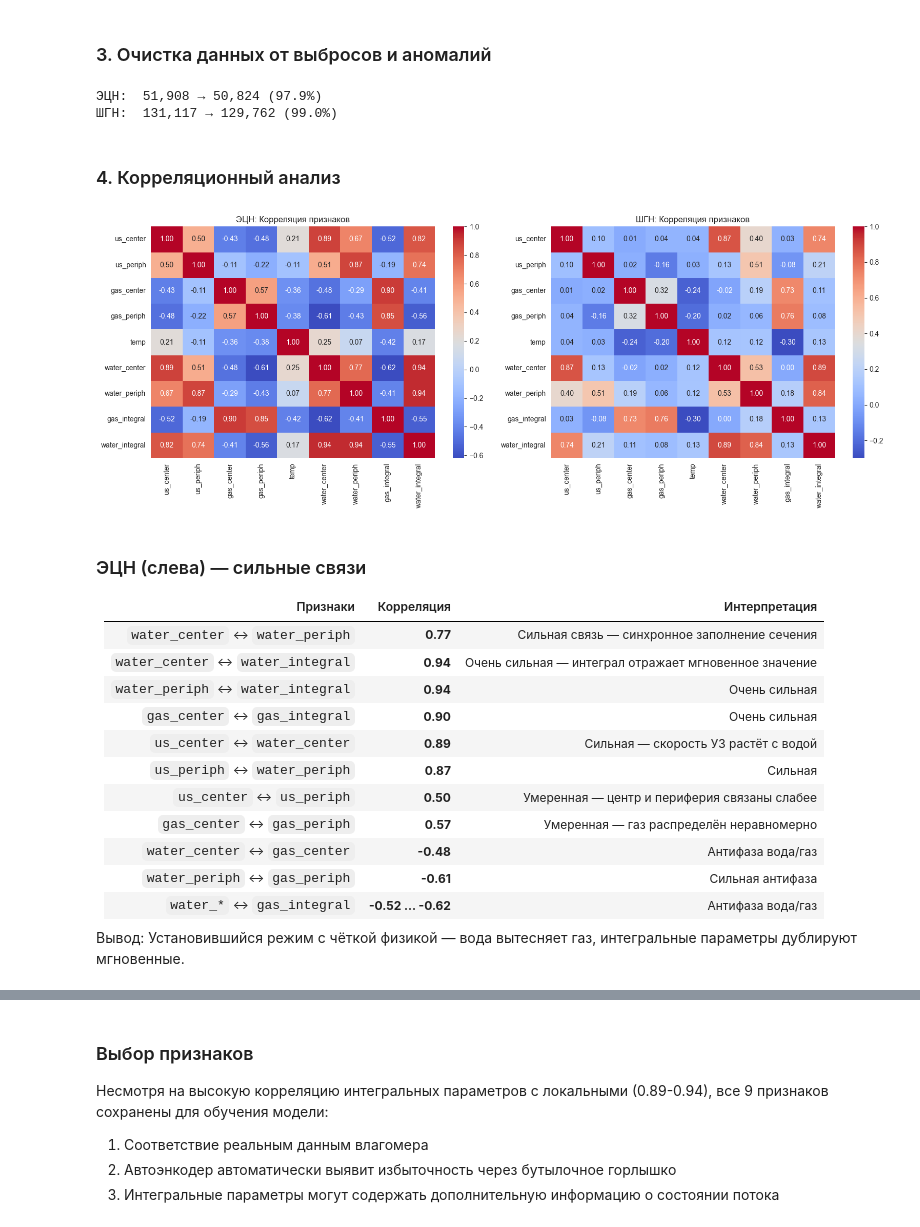
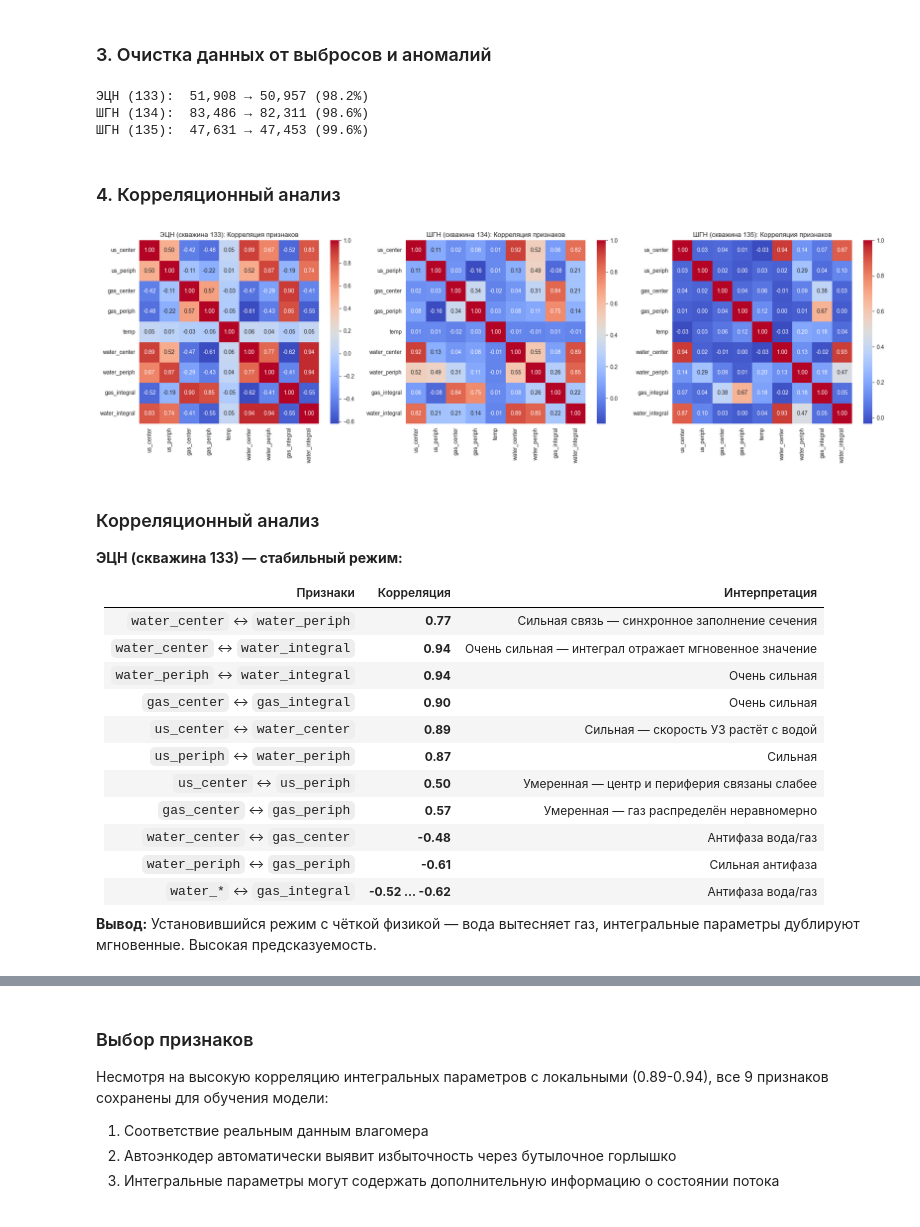
Before and after one commit to AlibekovAA/well_typification_latent, a Jupyter notebook: training/eda.ipynb, the cells around one changed output, grey strips where cells are left out. Saved outputs shown, nothing was run; the diff lists cells and outputs as text; code cells hidden in the pictures.

```diff
--- a/training/eda.ipynb
+++ b/training/eda.ipynb
@@ -117,6 +105,8 @@ def load_category(wells_dict, category, date_filter=None):
 # %%
-df_ecn = load_category(WELLS, "ecn")
+df_ecn = load_well_data(DATA_ROOT / "скважина 133 ЭЦН")
 # %% [output]
 Найдено 16 файлов в скважина 133 ЭЦН
   Загружено 51,908 записей
   Период: 2021-11-01 08:59:50 - 2021-12-01 07:54:30
+# %%
+df_shgn_134 = load_well_data(DATA_ROOT / "скважина 134 ШГН", date_filter="2021-01-01")
@@ -123,3 +118,3 @@ df_ecn = load_category(WELLS, "ecn")
 # %%
-df_shgn = load_category(WELLS, "shgn", date_filter="2021-01-01")
+df_shgn_135 = load_well_data(DATA_ROOT / "скважина 135 ШГН")
 # %% [output]
@@ -357,39 +375,45 @@ for col in ["water_center", "gas_center", "us_center"]:
 # %% [markdown]
 ### 3. Очистка данных от выбросов и аномалий
 # %%
-df_ecn_clean = df_ecn[
-    (df_ecn["us_center"] > 0) & (df_ecn["us_periph"] > 0) & (df_ecn["temp"] > -50) & (df_ecn["gas_periph"] <= 20)
-].reset_index(drop=True)
+df_ecn_clean = df_ecn[(df_ecn["us_center"] > 0) & (df_ecn["us_periph"] > 0)].reset_index(drop=True)
 
-df_shgn_clean = df_shgn[
-    (df_shgn["us_center"] > 0)
-    & (df_shgn["us_periph"] < 2000)
-    & (df_shgn["gas_center"] <= 60)
-    & (df_shgn["gas_periph"] <= 50)
-].reset_index(drop=True)
+df_shgn_134_clean = df_shgn_134[df_shgn_134["us_center"] > 0].reset_index(drop=True)
 
-print(f"ЭЦН:  {len(df_ecn):,} → {len(df_ecn_clean):,} ({len(df_ecn_clean) / len(df_ecn) * 100:.1f}%)")
-print(f"ШГН:  {len(df_shgn):,} → {len(df_shgn_clean):,} ({len(df_shgn_clean) / len(df_shgn) * 100:.1f}%)")
+df_shgn_135_clean = df_shgn_135[df_shgn_135["us_center"] > 0].reset_index(drop=True)
+
+print(f"ЭЦН (133):  {len(df_ecn):,} → {len(df_ecn_clean):,} ({len(df_ecn_clean) / len(df_ecn) * 100:.1f}%)")
+print(
+    f"ШГН (134):  {len(df_shgn_134):,} → {len(df_shgn_134_clean):,} ({len(df_shgn_134_clean) / len(df_shgn_134) * 100:.1f}%)"
+)
+print(
+    f"ШГН (135):  {len(df_shgn_135):,} → {len(df_shgn_135_clean):,} ({len(df_shgn_135_clean) / len(df_shgn_135) * 100:.1f}%)"
+)
 # %% [output]
-ЭЦН:  51,908 → 50,824 (97.9%)
-ШГН:  131,117 → 129,762 (99.0%)
+ЭЦН (133):  51,908 → 50,957 (98.2%)
+ШГН (134):  83,486 → 82,311 (98.6%)
+ШГН (135):  47,631 → 47,453 (99.6%)
 # %% [markdown]
 ### 4. Корреляционный анализ
 # %%
-fig, axes = plt.subplots(1, 2, figsize=(16, 6))
+fig, axes = plt.subplots(1, 3, figsize=(20, 6))
 
 sns.heatmap(df_ecn_clean[FEATURE_COLUMNS].corr(), annot=True, fmt=".2f", cmap="coolwarm", ax=axes[0])
-axes[0].set_title("ЭЦН: Корреляция признаков")
+axes[0].set_title("ЭЦН (скважина 133): Корреляция признаков")
 
-sns.heatmap(df_shgn_clean[FEATURE_COLUMNS].corr(), annot=True, fmt=".2f", cmap="coolwarm", ax=axes[1])
-axes[1].set_title("ШГН: Корреляция признаков")
+sns.heatmap(df_shgn_134_clean[FEATURE_COLUMNS].corr(), annot=True, fmt=".2f", cmap="coolwarm", ax=axes[1])
+axes[1].set_title("ШГН (скважина 134): Корреляция признаков")
+
+sns.heatmap(df_shgn_135_clean[FEATURE_COLUMNS].corr(), annot=True, fmt=".2f", cmap="coolwarm", ax=axes[2])
+axes[2].set_title("ШГН (скважина 135): Корреляция признаков")
 
 plt.tight_layout()
 plt.show()
 # %% [output]
-[figure, old version]
+[figure, new version]
 # %% [markdown]
-### ЭЦН (слева) — сильные связи
+### Корреляционный анализ
+
+**ЭЦН (скважина 133) — стабильный режим:**
 
 | Признаки                          | Корреляция        | Интерпретация                                         |
 | --------------------------------- | ----------------- | ----------------------------------------------------- |
@@ -405,6 +429,5 @@ plt.show()
 | `water_periph` ↔ `gas_periph`     | **-0.61**         | Сильная антифаза                                      |
 | `water_*` ↔ `gas_integral`        | **-0.52 … -0.62** | Антифаза вода/газ                                     |
 
-
-Вывод: Установившийся режим с чёткой физикой — вода вытесняет газ, интегральные параметры дублируют мгновенные.
+**Вывод:** Установившийся режим с чёткой физикой — вода вытесняет газ, интегральные параметры дублируют мгновенные. Высокая предсказуемость.
 # %% [markdown]
```
Also changed, not shown: parts of 21 cells of this notebook, 3 other files.
